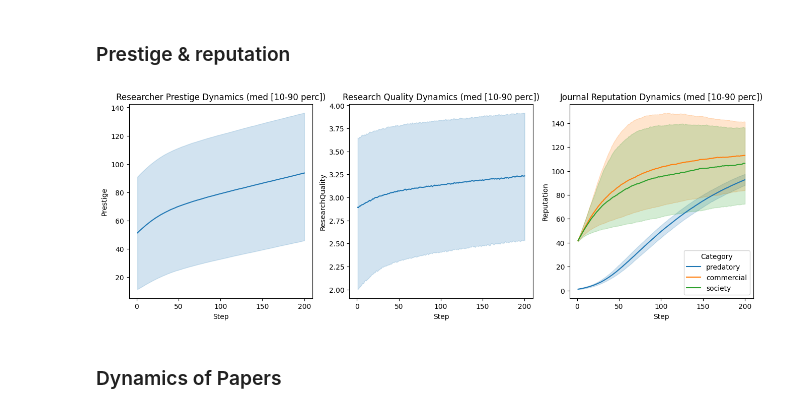
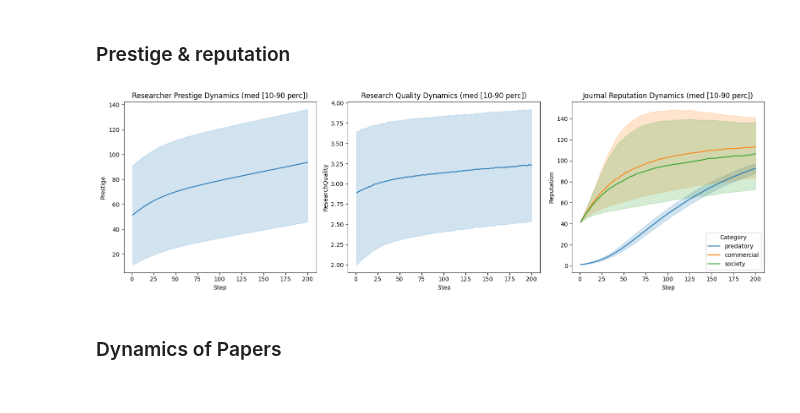
Before and after one commit to vagechirkov/ethical-publishing-abm, a Jupyter notebook: simulations.ipynb, the cells around one changed output. Cells and saved outputs as stored; diff of their text form; code cells hidden in the pictures.

```diff
--- a/simulations.ipynb
+++ b/simulations.ipynb
@@ -44,40 +46,11 @@ df.head()
 # %% [markdown]
 ### Prestige & reputation
 # %%
-fig, axes = plt.subplots(1, 3, figsize=(16, 5))
-# Researchers
-researcher_df = df[df["Type"] == "ResearcherGroupAgent"]
-sns.lineplot(
-    data=researcher_df,
-    x='Step', y='Prestige',
-    estimator=np.median,
-    errorbar=('pi', 80),
-    ax=axes[0]
-)
-axes[0].set_title("Researcher Prestige Dynamics (med [10-90 perc])")
-
-sns.lineplot(
-    data=researcher_df,
-    x='Step', y='ResearchQuality',
-    estimator=np.median,
-    errorbar=('pi', 80),
-    ax=axes[1]
-)
-axes[1].set_title("Research Quality Dynamics (med [10-90 perc])")
-
-# Journals
-sns.lineplot(
-    data=df[df["Type"] == "JournalAgent"],
-    x='Step', y='Reputation', hue='Category',
-    estimator=np.median,
-    errorbar=('pi', 80),
-    ax=axes[2]
-)
-axes[2].set_title("Journal Reputation Dynamics (med [10-90 perc])")
-
+plot_dynamics(df)
+# plt.savefig('fig_1.png', dpi=300)
 plt.show()
 # %% [output]
-[figure, old version]
+[figure, new version]
 # %% [markdown]
 ### Dynamics of Papers
 # %%
```
Also changed, not shown: parts of 4 cells of this notebook, 2 other files.
